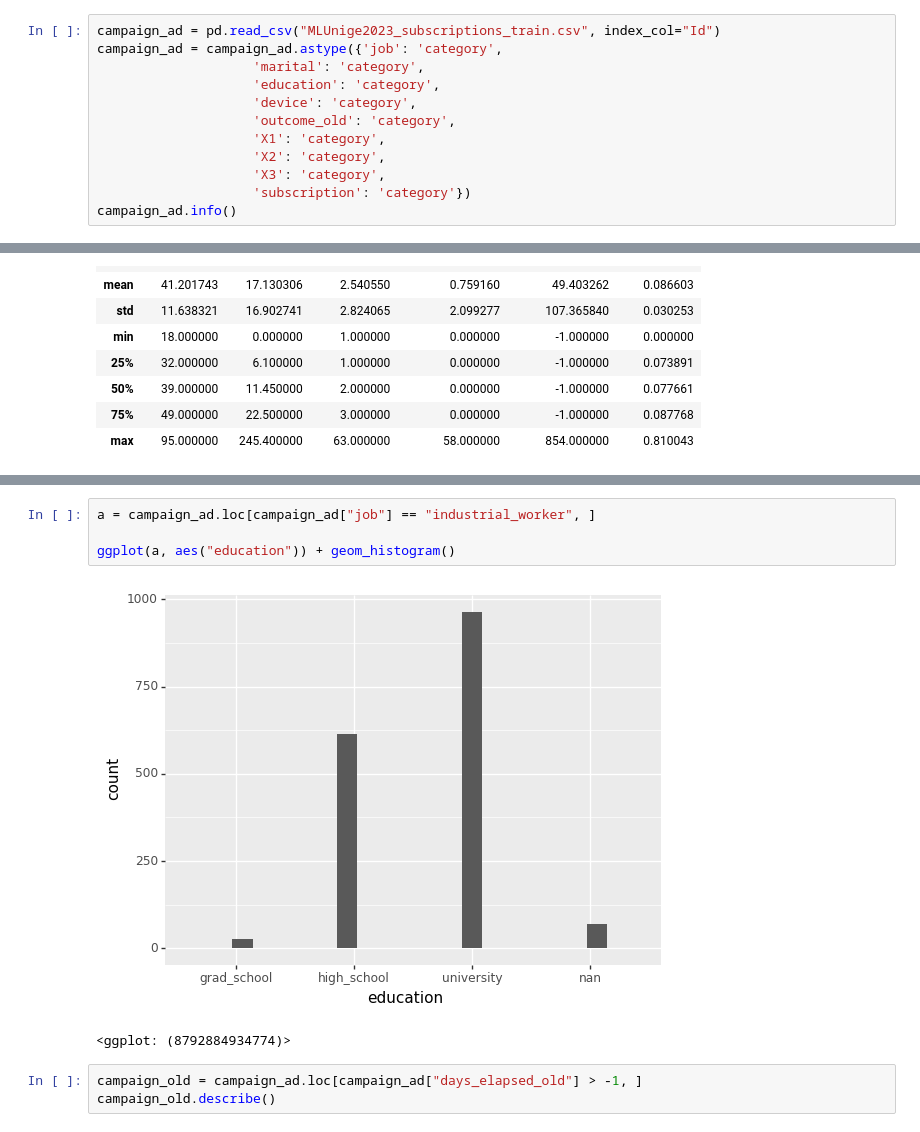
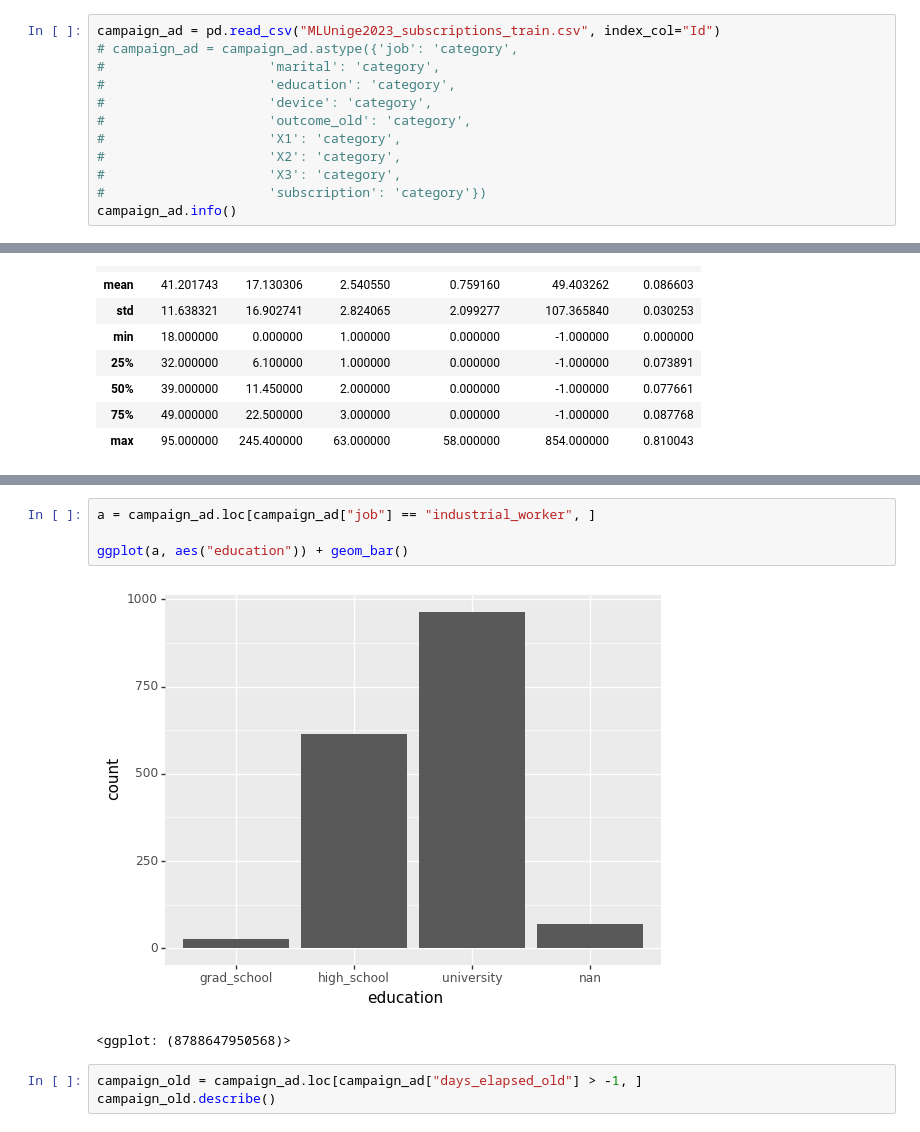
Before and after one commit to LuciaCam/ML_kaggle_competition, a Jupyter notebook: Data exploration.ipynb, the cells around one changed output, grey strips where cells are left out. Cells and saved outputs as stored; diff of their text form.

```diff
--- a/Data exploration.ipynb
+++ b/Data exploration.ipynb
@@ -16,15 +16,15 @@ from sklearn.ensemble import RandomForestClassifier
 from sklearn.preprocessing import OneHotEncoder
 # %%
 campaign_ad = pd.read_csv("MLUnige2023_subscriptions_train.csv", index_col="Id")
-campaign_ad = campaign_ad.astype({'job': 'category',
-                    'marital': 'category',
-                    'education': 'category',
-                    'device': 'category',
-                    'outcome_old': 'category',
-                    'X1': 'category',
-                    'X2': 'category',
-                    'X3': 'category',
-                    'subscription': 'category'})
+# campaign_ad = campaign_ad.astype({'job': 'category',
+#                     'marital': 'category',
+#                     'education': 'category',
+#                     'device': 'category',
+#                     'outcome_old': 'category',
+#                     'X1': 'category',
+#                     'X2': 'category',
+#                     'X3': 'category',
+#                     'subscription': 'category'})
 campaign_ad.info()
 # %% [output]
 <class 'pandas.core.frame.DataFrame'>
@@ -209,10 +209,10 @@ ggplot(camp_cat_melt
 # %%
 a = campaign_ad.loc[campaign_ad["job"] == "industrial_worker", ]
 
-ggplot(a, aes("education")) + geom_histogram()
+ggplot(a, aes("education")) + geom_bar()
 # %% [output]
-[figure, old version]
+[figure, new version]
-<ggplot: (8792884934774)>
+<ggplot: (8788647950568)>
 # %%
 campaign_old = campaign_ad.loc[campaign_ad["days_elapsed_old"] > -1, ]
 campaign_old.describe()
```
Also changed, not shown: parts of 10 cells of this notebook.
